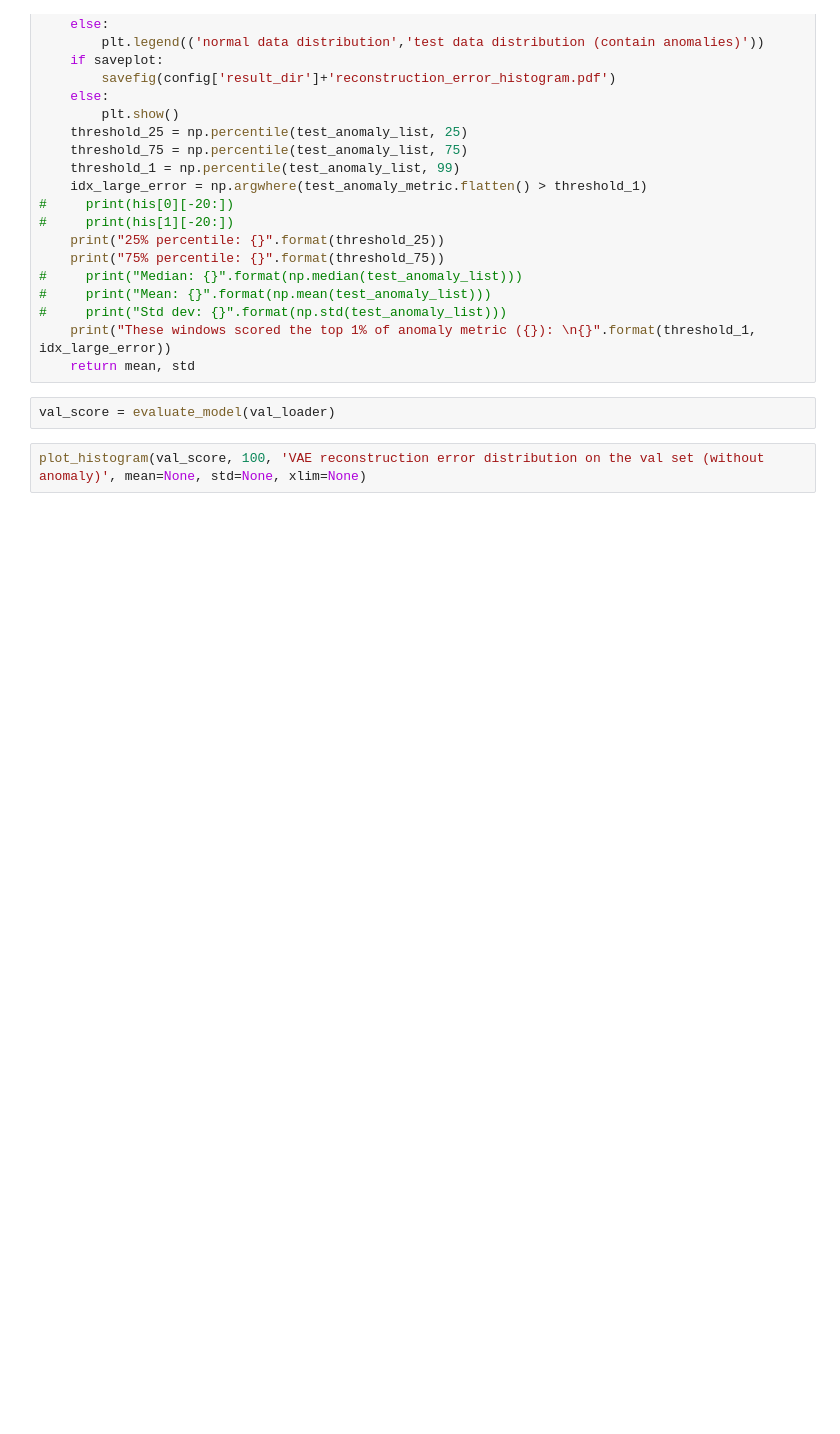
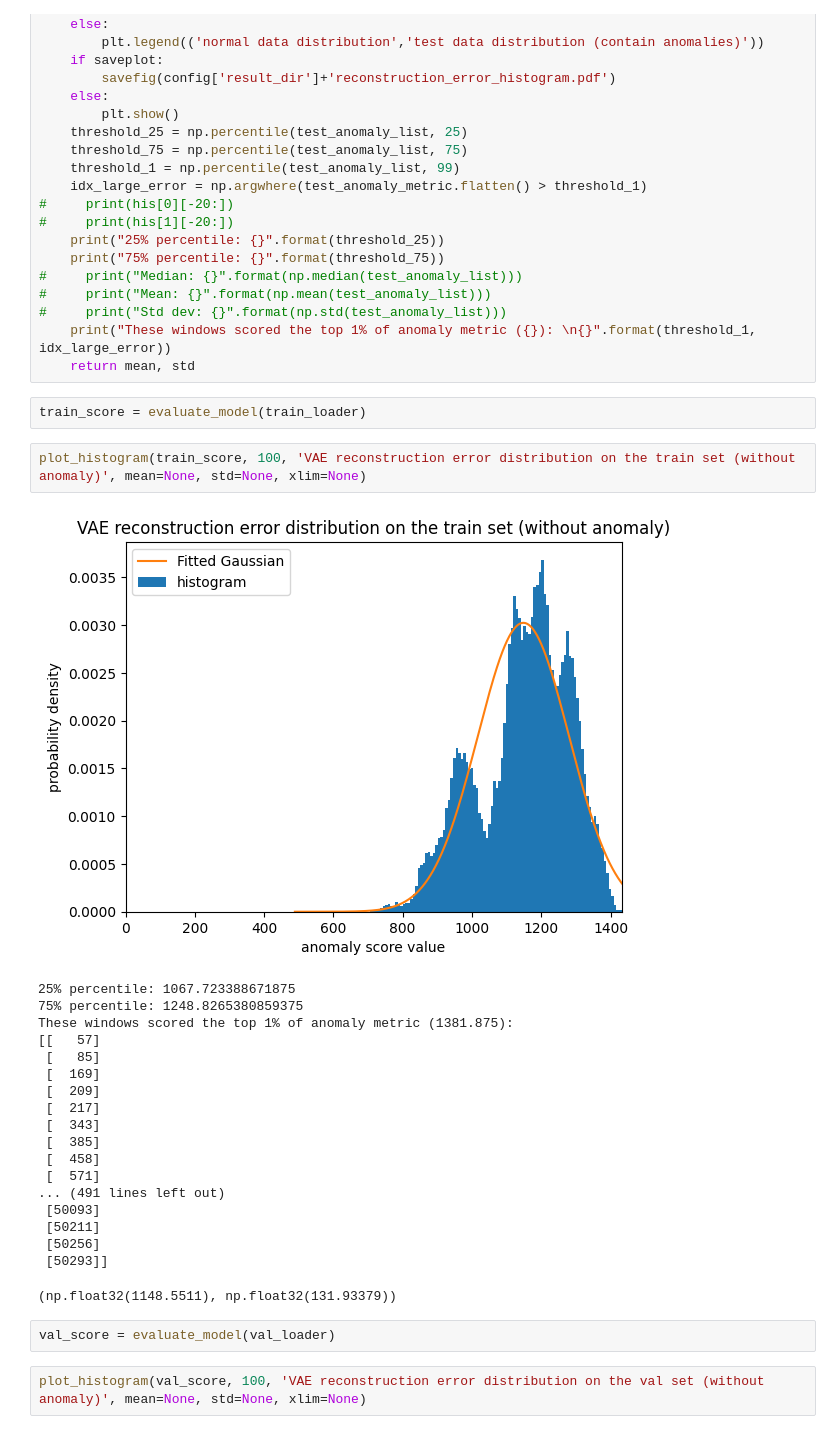
Before and after one commit to peunsu/wesad_stress_detection, a Jupyter notebook: ma-vae-test/anomaly_detection.ipynb, the cells around one changed output. Saved outputs shown, nothing was run; the diff lists cells and outputs as text; blank space fills up the shorter version.

```diff
--- a/ma-vae-test/anomaly_detection.ipynb
+++ b/ma-vae-test/anomaly_detection.ipynb
@@ -146,6 +210,30 @@ def plot_histogram(test_anomaly_metric, n_bins, title, mean=None, std=None, xlim
 #     print("Std dev: {}".format(np.std(test_anomaly_list)))
     print("These windows scored the top 1% of anomaly metric ({}): \n{}".format(threshold_1, idx_large_error))
     return mean, std
+# %%
+train_score = evaluate_model(train_loader)
+# %%
+plot_histogram(train_score, 100, 'VAE reconstruction error distribution on the train set (without anomaly)', mean=None, std=None, xlim=None)
+# %% [output]
+[figure, added]
+25% percentile: 1067.723388671875
+75% percentile: 1248.8265380859375
+These windows scored the top 1% of anomaly metric (1381.875):
+[[   57]
+ [   85]
+ [  169]
+ [  209]
+ [  217]
+ [  343]
+ [  385]
+ [  458]
+ [  571]
+... (491 lines left out)
+ [50093]
+ [50211]
+ [50256]
+ [50293]]
+(np.float32(1148.5511), np.float32(131.93379))
 # %%
 val_score = evaluate_model(val_loader)
 # %%
```
Also changed, not shown: parts of 15 cells of this notebook, 5 other files.
